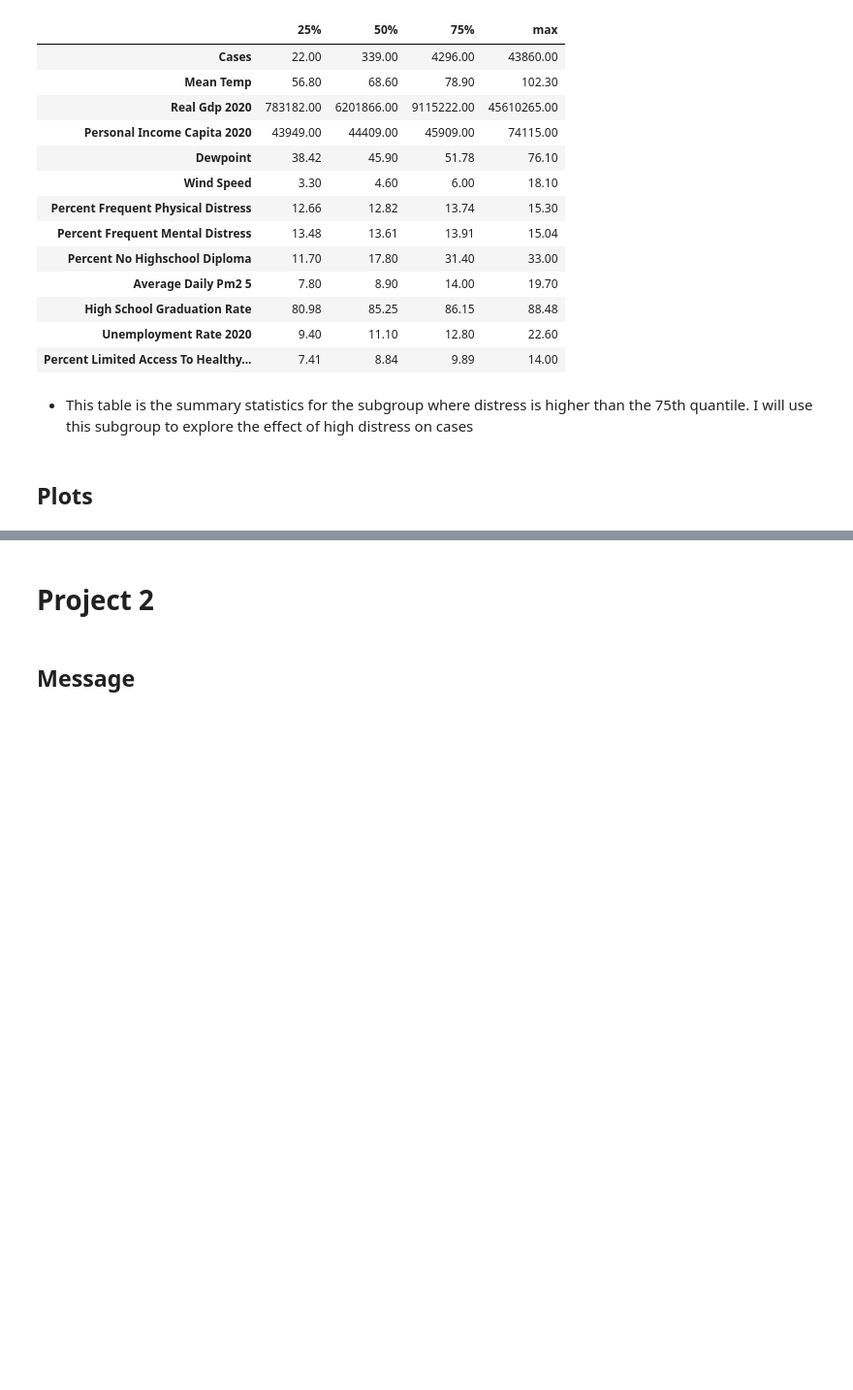
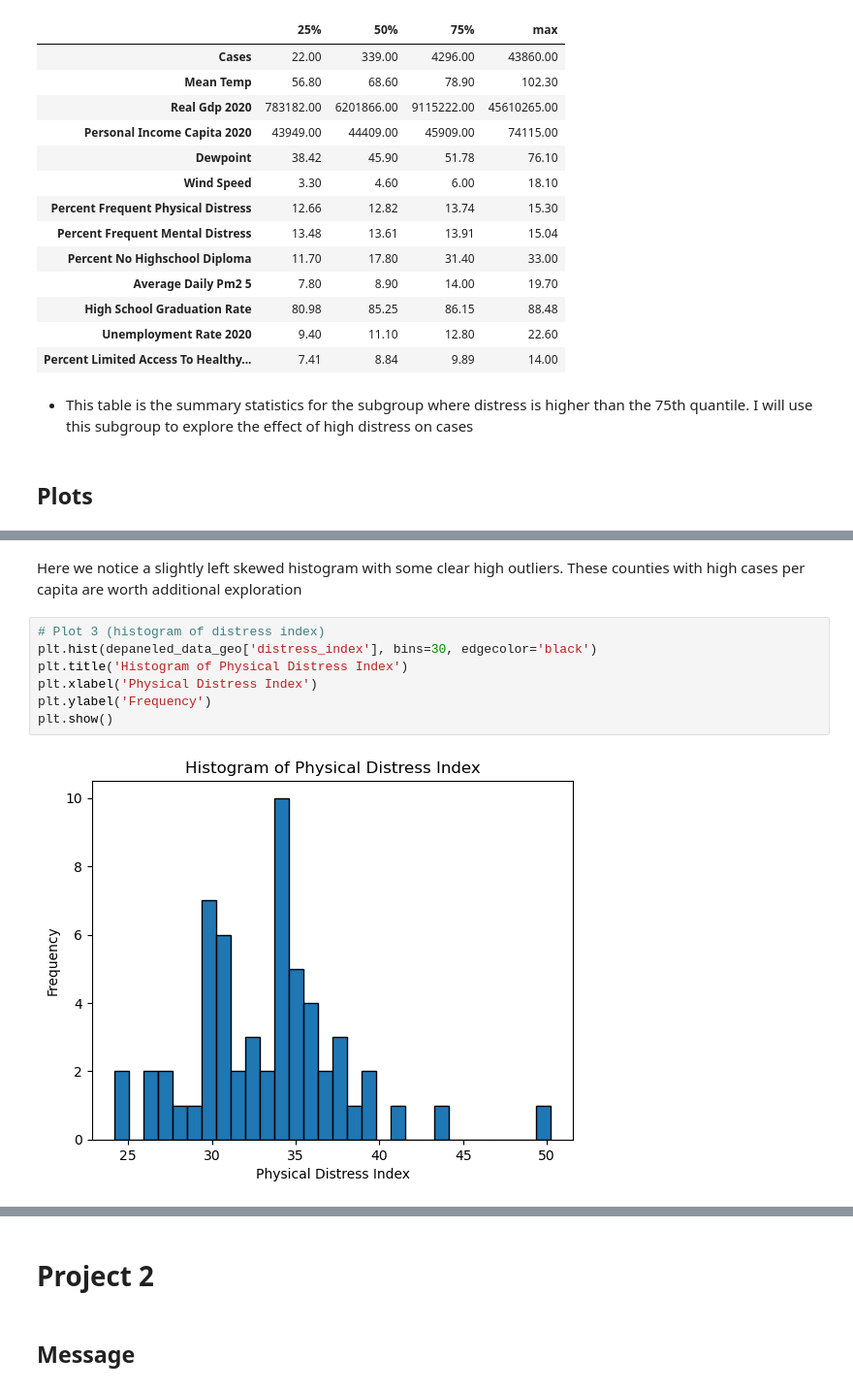
Before and after one commit to r-lee1888/eco225-project-code-r-lee1888, a Jupyter notebook: Code/Project1Code.ipynb, the cells around one changed output, grey strips where cells are left out. Shown at 97% size. Saved outputs shown, nothing was run; the diff lists cells and outputs as text; blank space fills up the shorter version.

```diff
--- a/Code/Project1Code.ipynb
+++ b/Code/Project1Code.ipynb
@@ -348,0 +345,11 @@ display(summary_stats_half2)
+# %% [markdown]
+Here we notice a slightly left skewed histogram with some clear high outliers. These counties with high cases per capita are worth additional exploration
+# %%
+# Plot 3 (histogram of distress index)
+plt.hist(depaneled_data_geo['distress_index'], bins=30, edgecolor='black')
+plt.title('Histogram of Physical Distress Index')
+plt.xlabel('Physical Distress Index')
+plt.ylabel('Frequency')
+plt.show()
+# %% [output]
+[figure, added]
```
Also changed, not shown: parts of 30 cells of this notebook, 2 other files.
